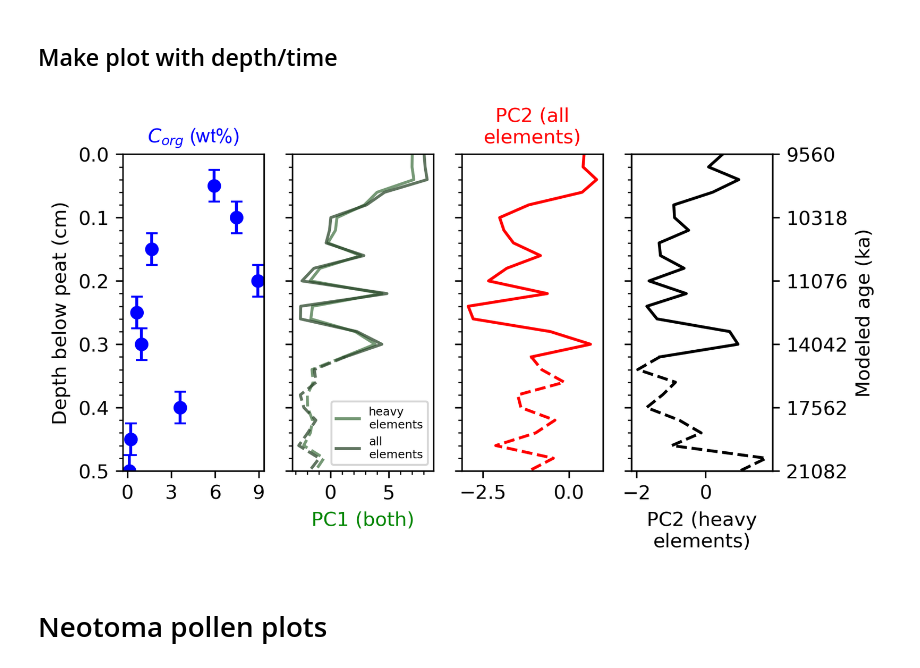
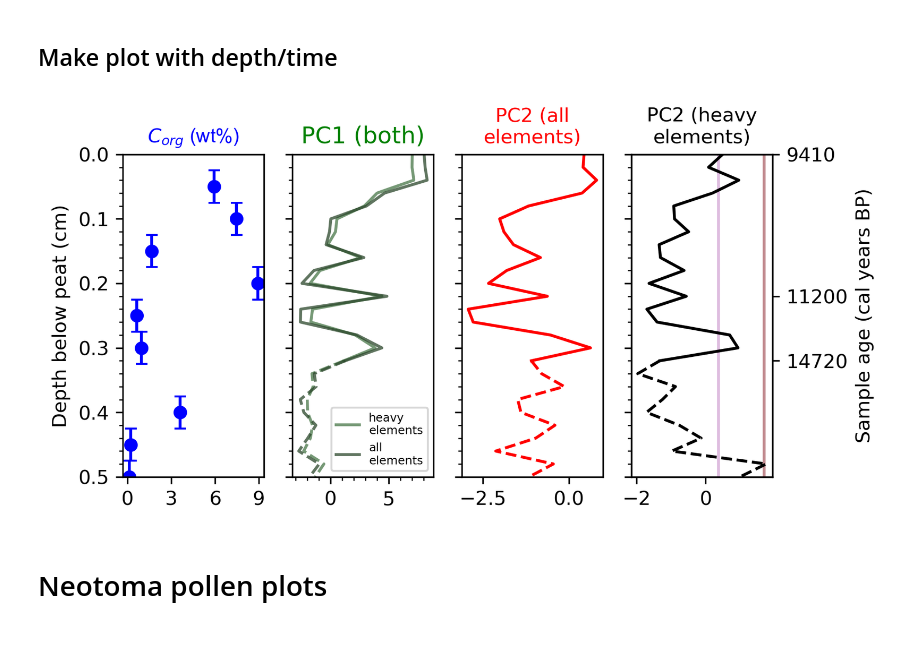
Before and after one commit to jmdelvecchio/BearMeadowsBog, a Jupyter notebook: bear_meadows.ipynb, the cells around one changed output. Cells and saved outputs as stored; diff of their text form; code cells hidden in the pictures; blank space fills up the shorter version.

```diff
--- a/bear_meadows.ipynb
+++ b/bear_meadows.ipynb
@@ -543,9 +609,12 @@ Text(0.5, 0, 'Years before present')
 ## Make plot with depth/time
 # %%
 pd.to_numeric(df["depth_adj"])
-result0=df[['depth_adj','age_extrapolated']]
+result0=df[['depth_adj','age_interpolated']]
 result=dfo_red.merge(result0,how='left',left_on='depth_adj', right_on='depth_adj')
 result=result.interpolate(method='linear',limit_direction='backward')
+# %%
+bedrock_PC2_mean = pca_df.loc[pca_df['unit_desc'] == 'BR']['PC2'].mean()
+soil_PC2_mean = pca_df.loc[pca_df['unit_desc'] == 'SO']['PC2'].mean()
 # %%
 fig, ax = plt.subplots(1,4, figsize=(6, 3), dpi=300, sharey=True)
 
@@ -593,45 +662,61 @@ ax[1].plot(agePCA_all_elements.loc[agePCA_all_elements['depth_adj'] > 0.3, 'PC1'
            agePCA_all_elements.loc[agePCA_all_elements['depth_adj'] > 0.3, 'depth_adj'], c='#2b472b', ls='--',alpha=0.75)
 
 #ax[1].plot( agePCA_all_elements.PC1, agePCA.depth_adj,'#0f66e9', label='PC1')
-ax[1].set_xlabel("PC1 (both)", color='g')
+ax[1].set_title("PC1 (both)", color='g')
 ax[1].minorticks_on()
 ax[1].legend(loc="lower right", prop={'size': 6})
 
 
 ax[2].plot(agePCA_all_elements.loc[agePCA_all_elements['depth_adj'] <= 0.32, 'PC2'],
            agePCA_all_elements.loc[agePCA_all_elements['depth_adj'] <= 0.32, 'depth_adj'], c='r', label='PC2')
 ax[2].plot(agePCA_all_elements.loc[agePCA_all_elements['depth_adj'] > 0.3, 'PC2'],
            agePCA_all_elements.loc[agePCA_all_elements['depth_adj'] > 0.3, 'depth_adj'], c='r', ls='--', label='PC2')
 ax[2].set_title("PC2 (all\nelements)", color='r', fontsize=10)
 
+# Plot PC2 bedrock and soil endmembers
+ax[3].vlines(bedrock_PC2_mean, 0.0, 0.5, color='#84151E', alpha=0.5)
+ax[3].vlines(soil_PC2_mean, 0.0, 0.5, color='#BF7AC1', alpha=0.5)
+
 
 ax[3].plot(agePCA.loc[agePCA['depth_adj'] <= 0.32, 'PC2'],
            agePCA.loc[agePCA['depth_adj'] <= 0.32, 'depth_adj'], c='k', label='PC2')
 ax[3].plot(agePCA.loc[agePCA['depth_adj'] > 0.3, 'PC2'],
            agePCA.loc[agePCA['depth_adj'] > 0.3, 'depth_adj'], c='k', ls='--', label='PC2')
 
 
-ax[3].set_xlabel("PC2 (heavy\nelements)")
+
+
+ax[3].set_title("PC2 (heavy\nelements)", fontsize=10)
 
 ax2 = ax[3].twinx()
 
 ax2.plot(agePCA.PC2, agePCA.depth_adj, alpha=0.0)
+
+agelist= [9410, 11200, 14720] #tounded to nearest decade
+depthlist = [0.00, 0.22, 0.32]
+
+
 ax2.set_ylim(0.5, 0.0)
-ax2.set_ylabel("Modeled age (ka)")
+ax2.set_ylabel("Sample age (cal years BP)")
 
 # ticklist = [float(i.get_text()) for i in ax2.get_yticklabels()]
 # For some reason this doesn't work in this block but will outside this block...
 ticklist = [0.0, 0.1, 0.2, 0.3, 0.4, 0.5]
 # So this is the cheesy fix
-age_labels = [f'{int(round(i,0))}' for i in agePCA.loc[agePCA.depth_adj.isin(ticklist), 'age_extrapolated'].values]
-ax2.set_yticklabels(age_labels);
+# age_labels = [f'{int(round(i,0))}' for i in agePCA.loc[agePCA.depth_adj.isin(ticklist), 'age_extrapolated'].values]
+# ax2.set_yticklabels(age_labels);
+
+age_labels = [f'{int(round(i,0))}' for i in agePCA.loc[agePCA.depth_adj.isin(depthlist), 'age_interpolated'].values]
+ax2.set_yticks(depthlist)
+# ax2.set_yticklabels(age_labels); # ya gotta round
+ax2.set_yticklabels(agelist);
 # Slices where detphs are equal to ticklist, labels them with the corresponding extrapolated age.
 # And also print formatted to the nearest whole number
 
 #ax[0].set_ylim(agePCA.depth_adj.max(), agePCA.depth_adj.min())
-#fig.savefig('PCs_depth_time.png', dpi=300, bbox_inches='tight')
+fig.savefig('./output_figures/PCs_depth_time.png', dpi=300, bbox_inches='tight')
 # %% [output]
-[figure, old version]
+[figure, new version]
 # %% [markdown]
 # Neotoma pollen plots
 # %% [markdown]
```
Also changed, not shown: parts of 17 cells of this notebook.
